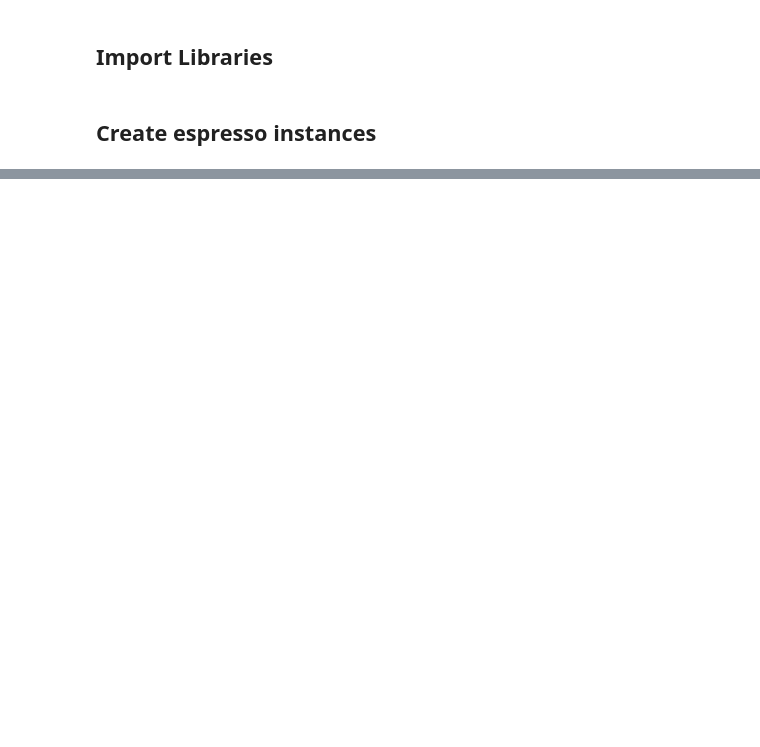
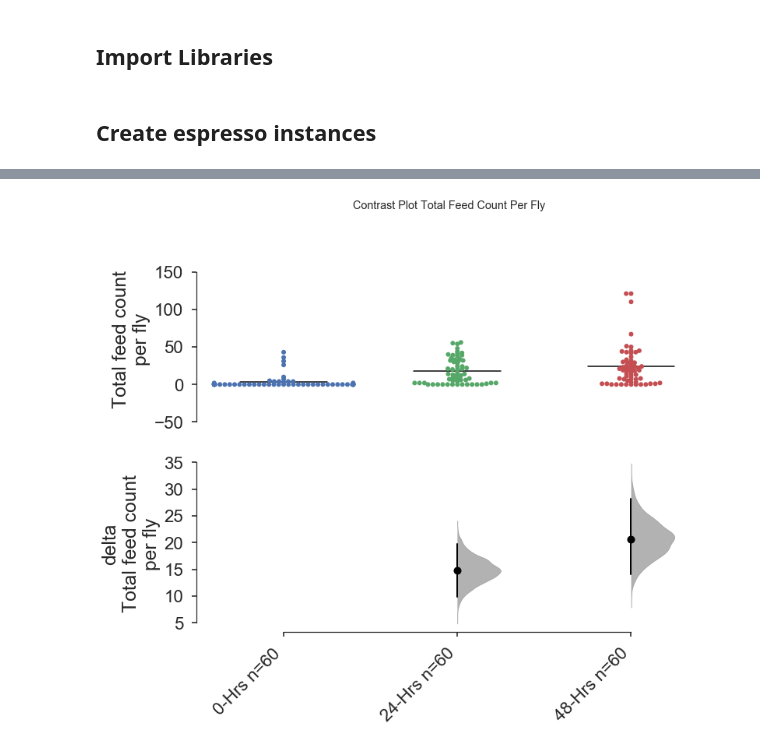
Before and after one commit to ACCLAB/espresso, a Jupyter notebook: jupyter-nb/espresso plotting module dev.ipynb, the cells around one changed output, grey strips where cells are left out. Drawn from its saved outputs; the diff is of its cells as text; code cells hidden in the pictures; blank space fills up the shorter version.

```diff
--- a/jupyter-nb/espresso plotting module dev.ipynb
+++ b/jupyter-nb/espresso plotting module dev.ipynb
@@ -63,0 +56,5 @@ starvation24
+# %%
+f,summ=starved.plot.feed_count_per_fly(group_by='starved_time',
+                                      contrastplot_kwargs={'show_means':'bars'})
+# %% [output]
+[figure, added]
```
Also changed, not shown: parts of 9 cells of this notebook, 2 other files.
